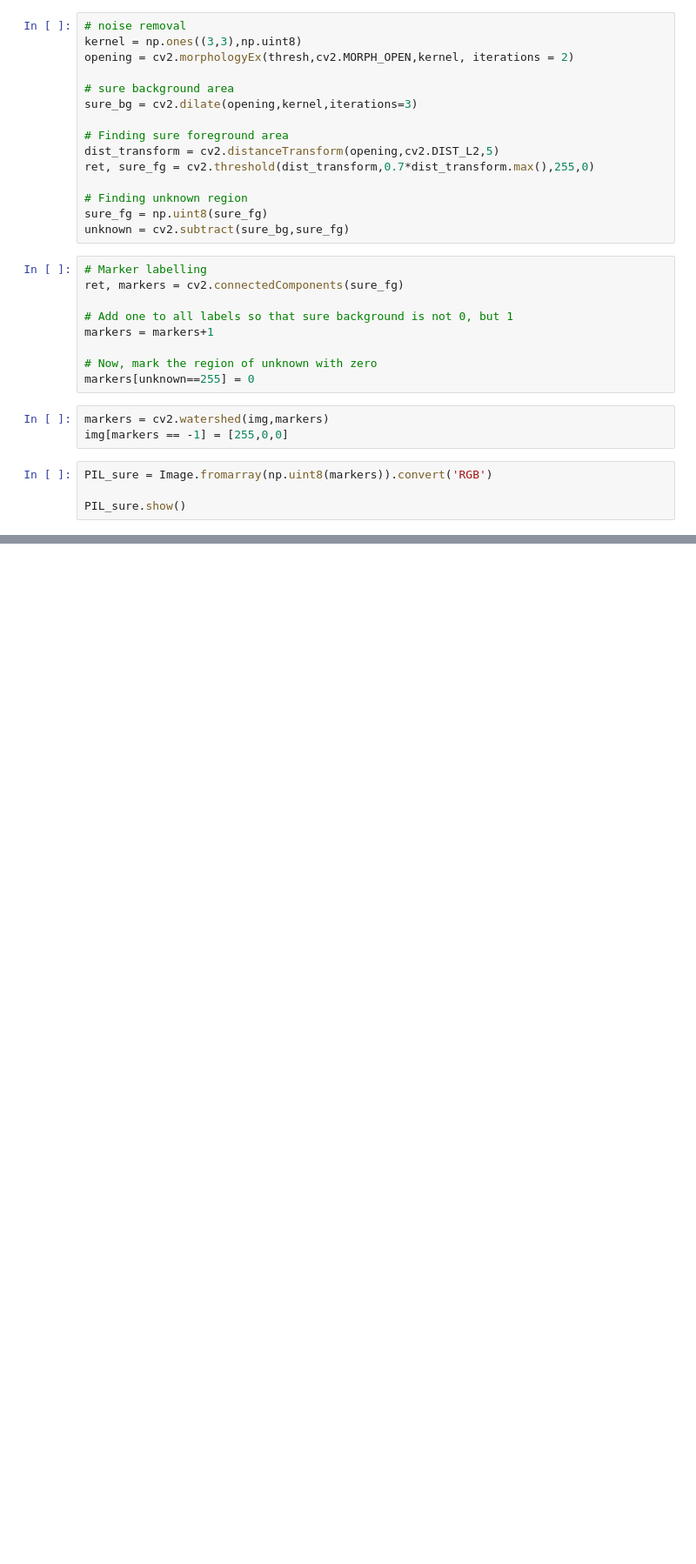
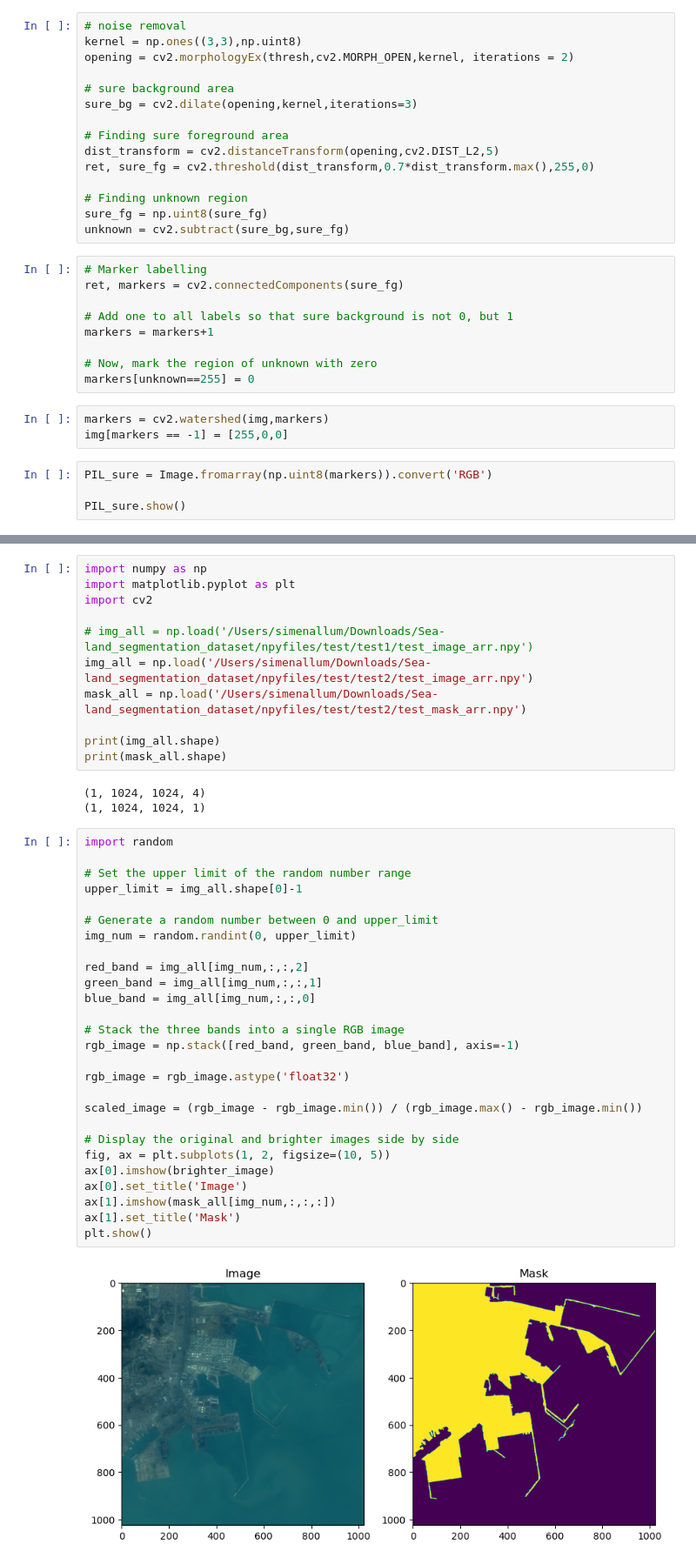
Before and after one commit to simenallum/msc_thesis, a Jupyter notebook: train_segmentation/Pytorch-UNet-copy/classic-segmentation.ipynb, the cells around one changed output, grey strips where cells are left out. Shown: that part at 87% size. Cells and saved outputs as stored; diff of their text form; blank space fills up the shorter version.

Commit message:
Notebook for dataset experiments

```diff
--- a/train_segmentation/Pytorch-UNet-copy/classic-segmentation.ipynb
+++ b/train_segmentation/Pytorch-UNet-copy/classic-segmentation.ipynb
@@ -41,0 +52,43 @@ PIL_sure.show()
+# %%
+import numpy as np
+import matplotlib.pyplot as plt
+import cv2
+
+# img_all = np.load('/Users/simenallum/Downloads/Sea-land_segmentation_dataset/npyfiles/test/test1/test_image_arr.npy')
+img_all = np.load('/Users/simenallum/Downloads/Sea-land_segmentation_dataset/npyfiles/test/test2/test_image_arr.npy')
+mask_all = np.load('/Users/simenallum/Downloads/Sea-land_segmentation_dataset/npyfiles/test/test2/test_mask_arr.npy')
+
+print(img_all.shape)
+print(mask_all.shape)
+# %% [output]
+(1, 1024, 1024, 4)
+(1, 1024, 1024, 1)
+# %%
+import random
+
+# Set the upper limit of the random number range
+upper_limit = img_all.shape[0]-1
+
+# Generate a random number between 0 and upper_limit
+img_num = random.randint(0, upper_limit)
+
+red_band = img_all[img_num,:,:,2]
+green_band = img_all[img_num,:,:,1]
+blue_band = img_all[img_num,:,:,0]
+
+# Stack the three bands into a single RGB image
+rgb_image = np.stack([red_band, green_band, blue_band], axis=-1)
+
+rgb_image = rgb_image.astype('float32')
+
+scaled_image = (rgb_image - rgb_image.min()) / (rgb_image.max() - rgb_image.min())
+
+# Display the original and brighter images side by side
+fig, ax = plt.subplots(1, 2, figsize=(10, 5))
+ax[0].imshow(brighter_image)
+ax[0].set_title('Image')
+ax[1].imshow(mask_all[img_num,:,:,:])
+ax[1].set_title('Mask')
+plt.show()
+# %% [output]
+[figure, added]
```
Also changed, not shown: parts of 4 cells of this notebook.
